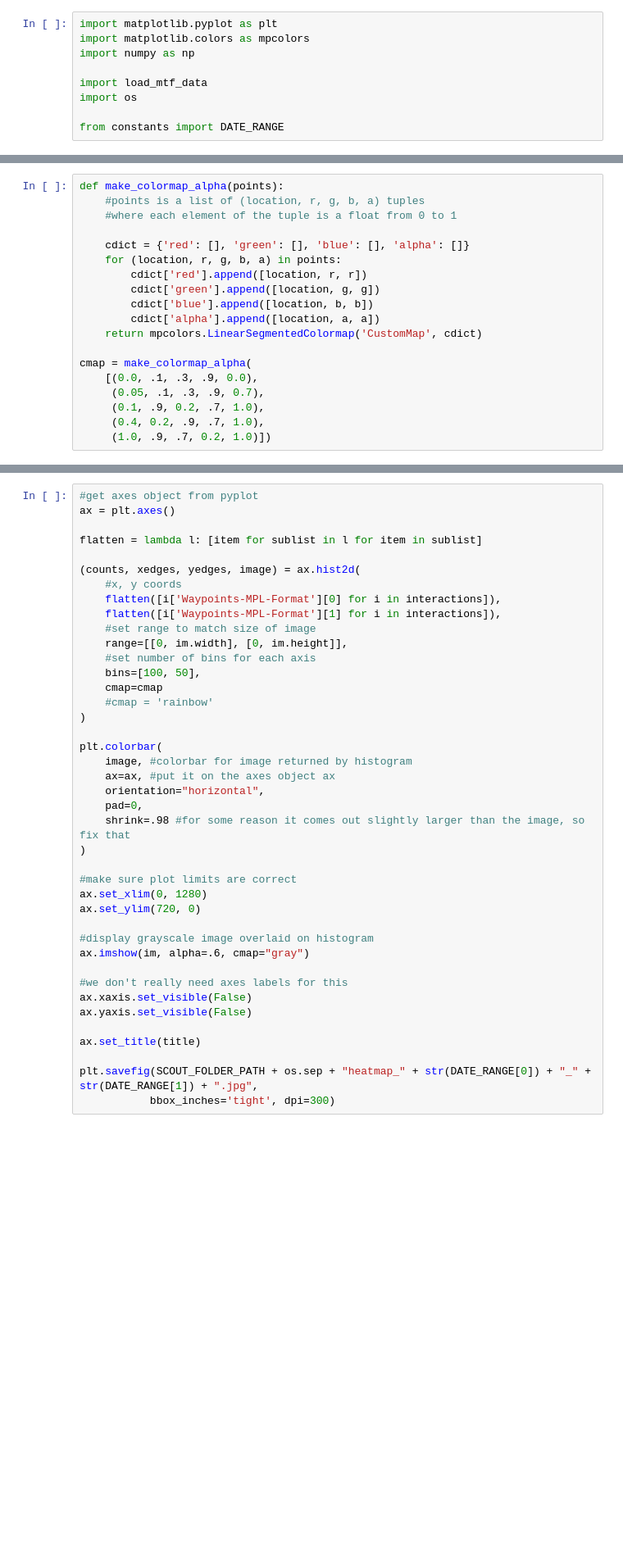
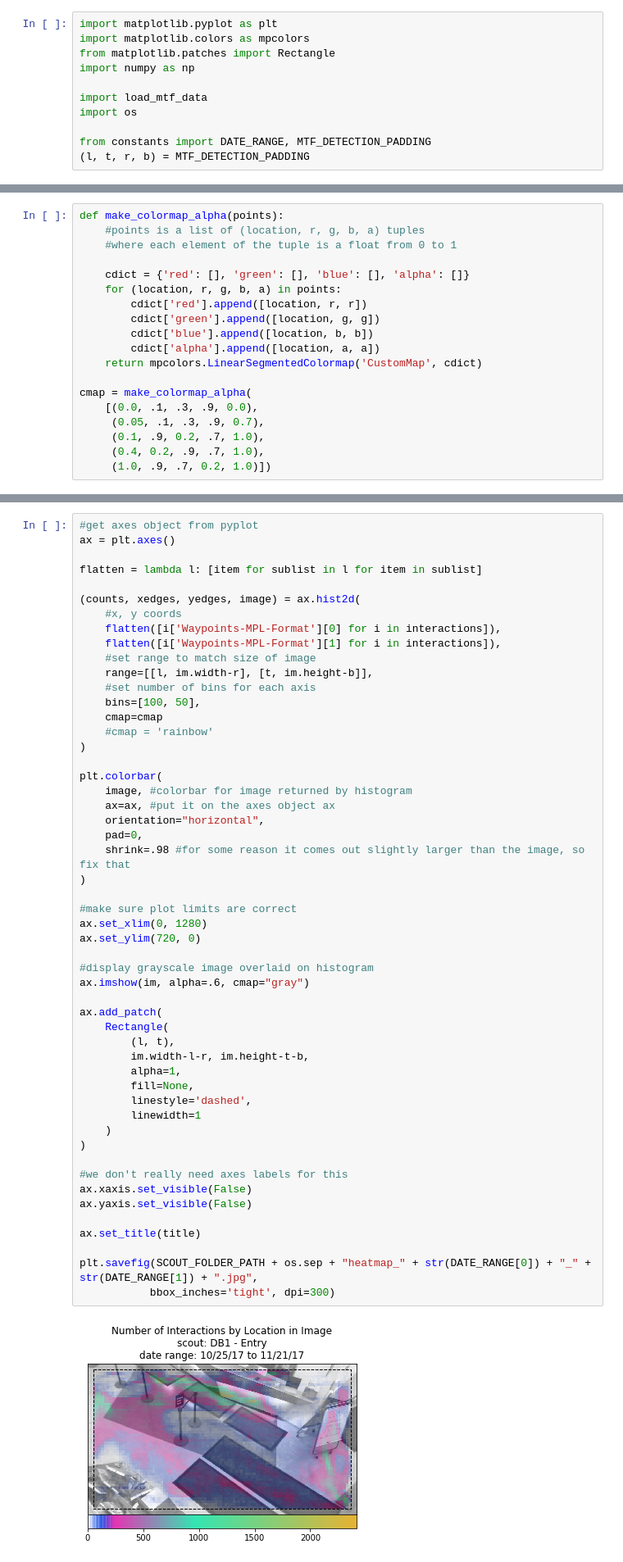
Before and after one commit to carnegielibrary/measure-the-future, a Jupyter notebook: mtf_visualize_heatmap.ipynb, the cells around one changed output, grey strips where cells are left out. Shown: that part at 82% size. Cells and saved outputs as stored; diff of their text form; blank space fills up the shorter version.

Commit message:
display MTF detection range
Add constant MTF_DETECTION_PADDING for sizes of image edges where interactions are not detected.
Drew box around detectable range in visualizations that display the image

```diff
--- a/mtf_visualize_heatmap.ipynb
+++ b/mtf_visualize_heatmap.ipynb
@@ -4,12 +4,14 @@ SCOUT_FOLDER_PATH = r'C:\Users\kowaleskim\Workspace\measure_the_future\mtf_data\
 # %%
 import matplotlib.pyplot as plt
 import matplotlib.colors as mpcolors
+from matplotlib.patches import Rectangle
 import numpy as np
 
 import load_mtf_data
 import os
 
-from constants import DATE_RANGE
+from constants import DATE_RANGE, MTF_DETECTION_PADDING
+(l, t, r, b) = MTF_DETECTION_PADDING
 # %% [markdown]
 # Measure the Future: Heatmap Visualization
 This notebook creates a heatmap of interaction data from one Measure the Future Scout.
@@ -78,33 +116,46 @@ flatten = lambda l: [item for sublist in l for item in sublist]
     flatten([i['Waypoints-MPL-Format'][0] for i in interactions]),
     flatten([i['Waypoints-MPL-Format'][1] for i in interactions]),
     #set range to match size of image
-    range=[[0, im.width], [0, im.height]],
+    range=[[l, im.width-r], [t, im.height-b]],
     #set number of bins for each axis
     bins=[100, 50],
     cmap=cmap
     #cmap = 'rainbow'
 )
 
 plt.colorbar(
     image, #colorbar for image returned by histogram
     ax=ax, #put it on the axes object ax
     orientation="horizontal",
     pad=0,
     shrink=.98 #for some reason it comes out slightly larger than the image, so fix that
 )
 
 #make sure plot limits are correct
 ax.set_xlim(0, 1280)
 ax.set_ylim(720, 0)
 
 #display grayscale image overlaid on histogram
 ax.imshow(im, alpha=.6, cmap="gray")
 
+ax.add_patch(
+    Rectangle(
+        (l, t),
+        im.width-l-r, im.height-t-b,
+        alpha=1,
+        fill=None,
+        linestyle='dashed',
+        linewidth=1
+    )
+)
+
 #we don't really need axes labels for this
 ax.xaxis.set_visible(False)
 ax.yaxis.set_visible(False)
 
 ax.set_title(title)
 
 plt.savefig(SCOUT_FOLDER_PATH + os.sep + "heatmap_" + str(DATE_RANGE[0]) + "_" + str(DATE_RANGE[1]) + ".jpg",
            bbox_inches='tight', dpi=300)
+# %% [output]
+[figure, added]
```
Also changed, not shown: parts of 5 cells of this notebook, 2 other files.
